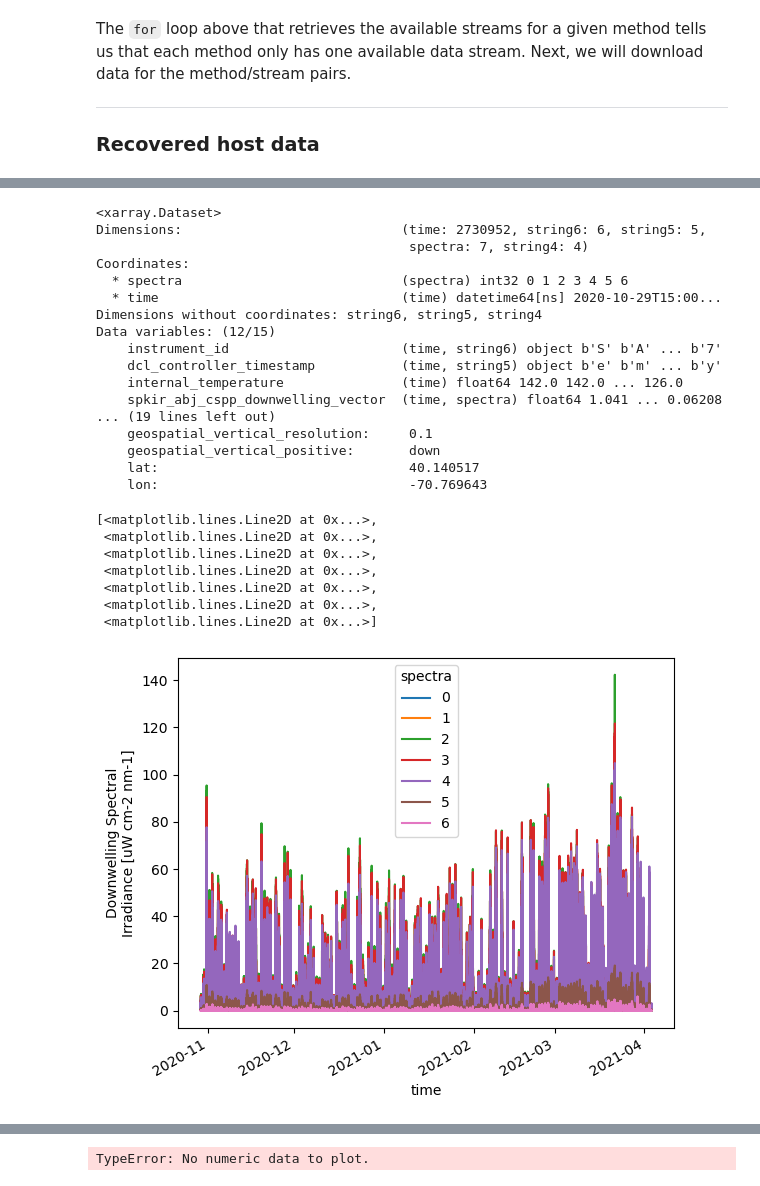
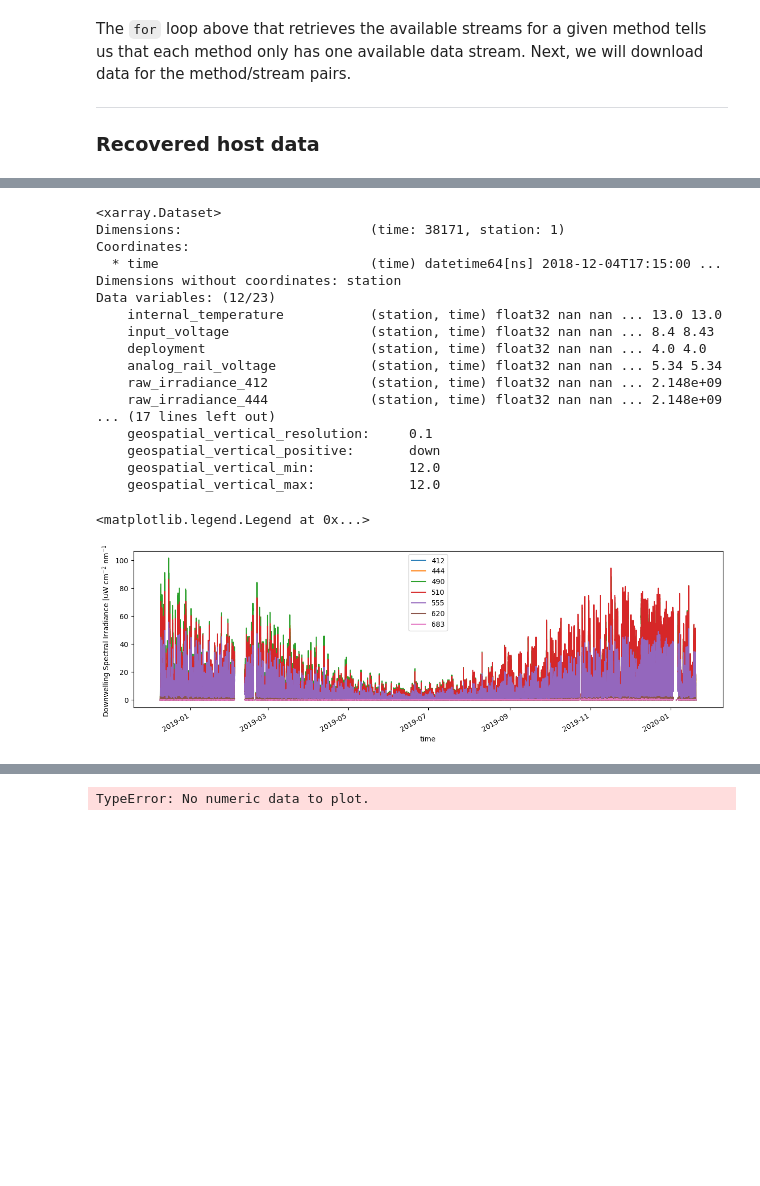
Before and after one commit to cooleyky/qartod_testing, a Jupyter notebook: notebooks/11-Deep-dive-CP01CNSM-RID26-08-SPKIRB000.ipynb, the cells around one changed output, grey strips where cells are left out. Cells and saved outputs as stored; diff of their text form; code cells hidden in the pictures; blank space fills up the shorter version.

Commit message:
Complete review of SPKIR from GS array

```diff
--- a/notebooks/11-Deep-dive-CP01CNSM-RID26-08-SPKIRB000.ipynb
+++ b/notebooks/11-Deep-dive-CP01CNSM-RID26-08-SPKIRB000.ipynb
@@ -106,47 +84,49 @@ Downloading 1 data file(s) from the local kdata directory
 # Add qc flags for annotations retrieved above
 if not annotations.empty:
     # create an annotation-based quality flag
-    data_edit = add_annotation_qc_flags(spkir, annotations)
+    spkir = add_annotation_qc_flags(spkir, annotations)
 
     # clean-up the data, removing values that were marked as fail either from the quality checks or in the
-    # annotations, and all data collected after the cut off date
-    spkir = data_edit.where(data_edit.rollup_annotations_qc_results < 4)
+    # annotations
+    spkir = spkir.where(spkir.rollup_annotations_qc_results < 4) # flags from annotations
+    # spkir = spkir.where(spkir. # not sure which summary_qc variables are in here that I should use for this part -- there isn't such a variable in these datasets
+# %%
+spkir = nanfill_time_gaps(spkir)
 # %%
 # Check structure of edited data and contents
+vocab = get_vocabulary(site, node, sensor)[0]
+spkir = update_dataset(spkir, vocab['maxdepth'])
+spkir['time'] = pd.to_datetime(spkir.time, unit='s')
 spkir
 # %% [output]
 <xarray.Dataset>
-Dimensions:                            (time: 2730952, string6: 6, string5: 5,
-                                        spectra: 7, string4: 4)
+Dimensions:                        (time: 38171, station: 1)
 Coordinates:
-  * spectra                            (spectra) int32 0 1 2 3 4 5 6
-  * time                               (time) datetime64[ns] 2020-10-29T15:00...
-Dimensions without coordinates: string6, string5, string4
-Data variables: (12/15)
-    instrument_id                      (time, string6) object b'S' b'A' ... b'7'
-    dcl_controller_timestamp           (time, string5) object b'e' b'm' ... b'y'
-    internal_temperature               (time) float64 142.0 142.0 ... 126.0
-    spkir_abj_cspp_downwelling_vector  (time, spectra) float64 1.041 ... 0.06208
-... (19 lines left out)
+  * time                           (time) datetime64[ns] 2018-12-04T17:15:00 ...
+Dimensions without coordinates: station
+Data variables: (12/23)
+    internal_temperature           (station, time) float32 nan nan ... 13.0 13.0
+    input_voltage                  (station, time) float32 nan nan ... 8.4 8.43
+    deployment                     (station, time) float32 nan nan ... 4.0 4.0
+    analog_rail_voltage            (station, time) float32 nan nan ... 5.34 5.34
+    raw_irradiance_412             (station, time) float32 nan nan ... 2.148e+09
+    raw_irradiance_444             (station, time) float32 nan nan ... 2.148e+09
+... (17 lines left out)
     geospatial_vertical_resolution:     0.1
     geospatial_vertical_positive:       down
-    lat:                                40.140517
-    lon:                                -70.769643
+    geospatial_vertical_min:            12.0
+    geospatial_vertical_max:            12.0
-# %%
-# drop variables with binary strings as elements
-spkir = spkir.drop_vars(['instrument_id','dcl_controller_timestamp','serial_number'])
 # %%
 # First plot edited data to check whether inserting nans over gaps in time coverage is necessary
-spkir.spkir_abj_cspp_downwelling_vector.plot.line(x="time", hue="spectra")
+fig, ax = plt.subplots(1,1,figsize=(15,4))
+for var in spkir.variables:
+    if "downwelling_irradiance" in var:
+        spkir[var].plot(ax=ax, label=spkir[var].radiation_wavelength)
+ax.set_ylabel('Downwelling Spectral Irradiance [uW cm$^{-2}$ nm$^{-1}$]')
+plt.legend()
 # %% [output]
-[<matplotlib.lines.Line2D at 0x...>,
- <matplotlib.lines.Line2D at 0x...>,
- <matplotlib.lines.Line2D at 0x...>,
- <matplotlib.lines.Line2D at 0x...>,
- <matplotlib.lines.Line2D at 0x...>,
- <matplotlib.lines.Line2D at 0x...>,
- <matplotlib.lines.Line2D at 0x...>]
+<matplotlib.legend.Legend at 0x...>
-[figure, old version]
+[figure, new version]
 # %%
 # From graph above we can see that the plotting function still connects points across gaps in data, so we will add in nan gaps
 spkir_full_time = nanfill_time_gaps(spkir)
```
Also changed, not shown: parts of 12 cells of this notebook, 1 other file.
